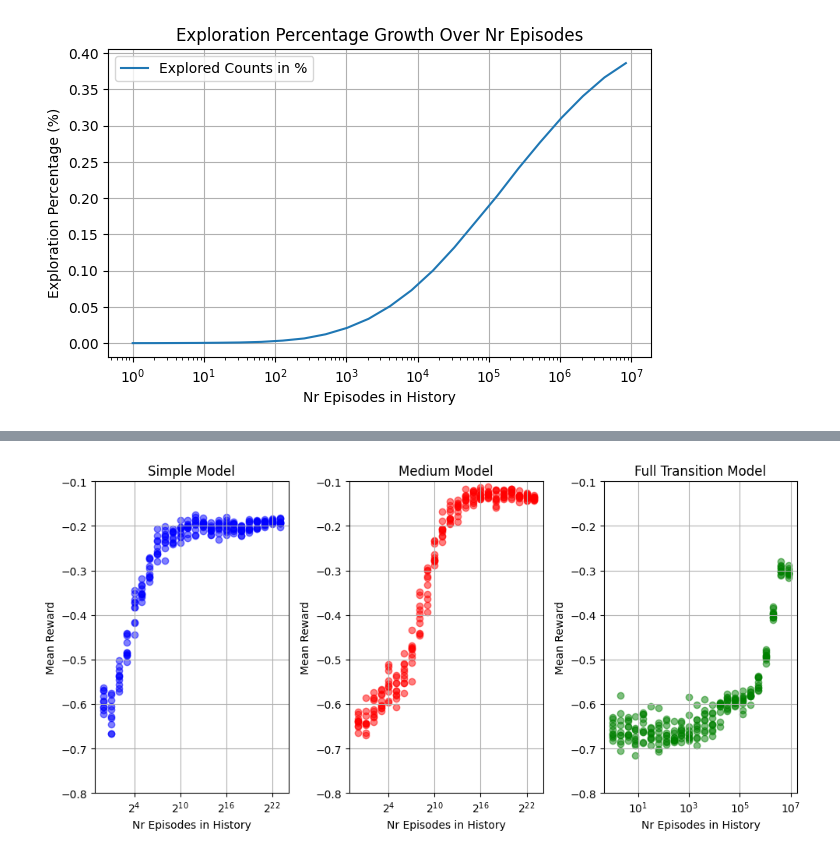
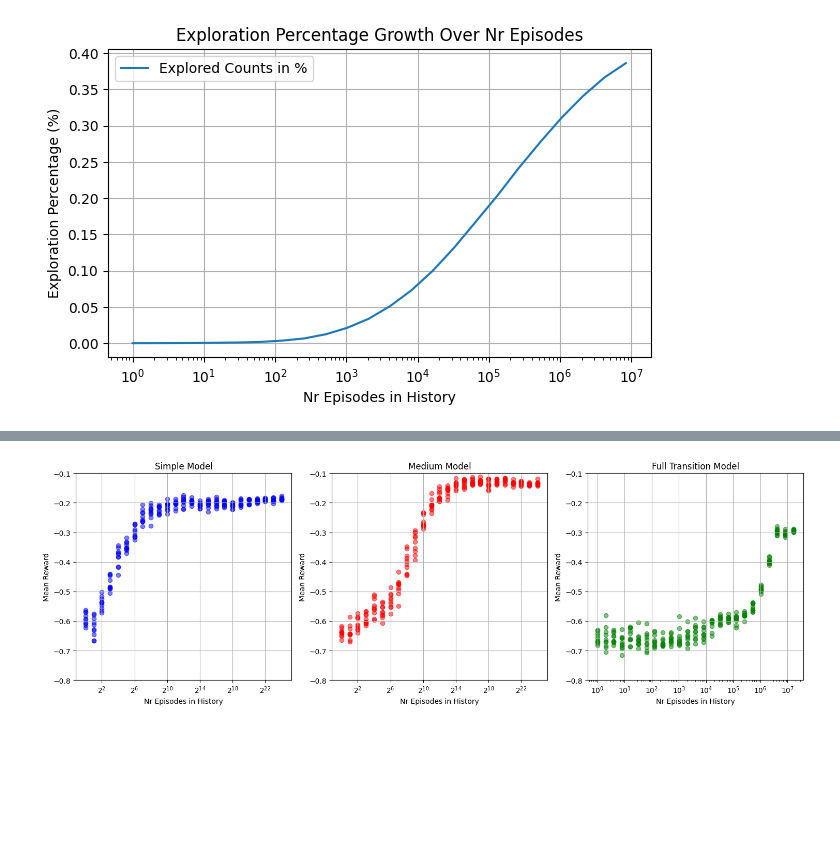
Before and after one commit to luisastue/hc-rl-thompson-sampling, a Jupyter notebook: sepsis/custom_sepsis/src/custom_sepsis/history.ipynb, the cells around one changed output, grey strips where cells are left out. Drawn from its saved outputs; the diff is of its cells as text; code cells hidden in the pictures; blank space fills up the shorter version.

```diff
--- a/sepsis/custom_sepsis/src/custom_sepsis/history.ipynb
+++ b/sepsis/custom_sepsis/src/custom_sepsis/history.ipynb
@@ -185,7 +185,7 @@ for iteration, rewards in full.mean_rewards.items():
 # Assuming x_simple, x_medium, x_full, y_simple, y_medium, y_full are defined
 
 
-plt.figure(figsize=(10, 5))
+plt.figure(figsize=(15, 5))
 
 # Plot for Simple Model
 plt.subplot(1, 3, 1)  # 3 rows, 1 column, 1st plot
@@ -196,31 +196,31 @@ plt.title('Simple Model')
 plt.xscale('log', base=2)
 plt.ylim(-0.8, -0.1)  # Set y-axis limits
 plt.grid(True)
 
 # Plot for Medium Model
 plt.subplot(1, 3, 2)  # 3 rows, 1 column, 2nd plot
 plt.scatter(x_medium, y_medium, color='red', alpha=0.5)
 plt.xlabel('Nr Episodes in History')
 plt.ylabel('Mean Reward')
 plt.title('Medium Model')
 plt.xscale('log', base=2)
 plt.ylim(-0.8, -0.1)  # Set y-axis limits
 plt.grid(True)
 
 # Plot for Full Model
 plt.subplot(1, 3, 3)  # 3 rows, 1 column, 3rd plot
 plt.scatter(x_full, y_full, color='green', alpha=0.5)
 plt.xlabel('Nr Episodes in History')
 plt.ylabel('Mean Reward')
 plt.title('Full Transition Model')
 plt.xscale('log', base=10)
 plt.ylim(-0.8, -0.1)  # Set y-axis limits
 plt.grid(True)
 
 # Adjust layout to prevent overlap
 plt.tight_layout()
 
 # Show the plot
 plt.show()
 # %% [output]
-[figure, old version]
+[figure, new version]
```
Also changed, not shown: parts of 1 cell of this notebook, 4 other files.
